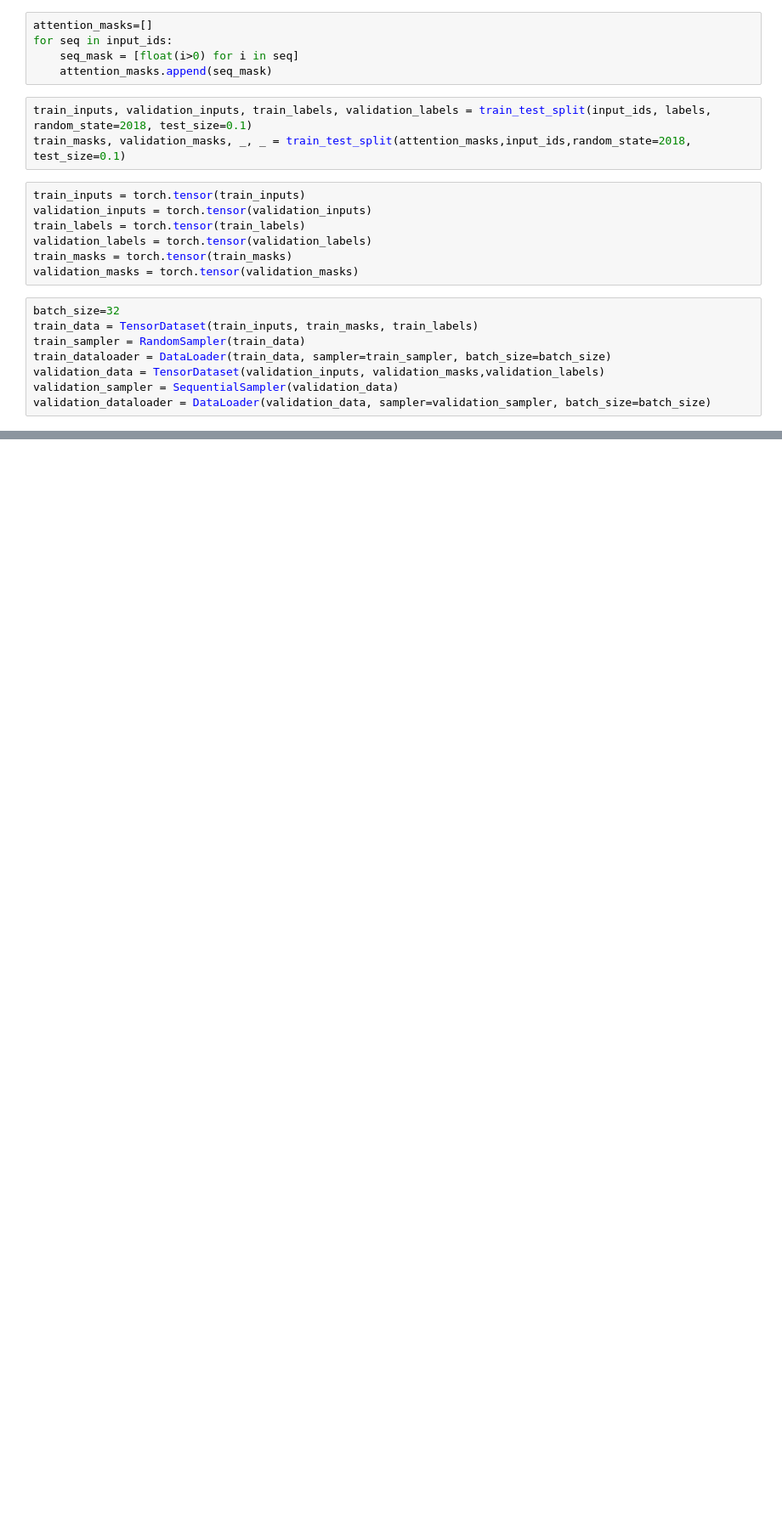
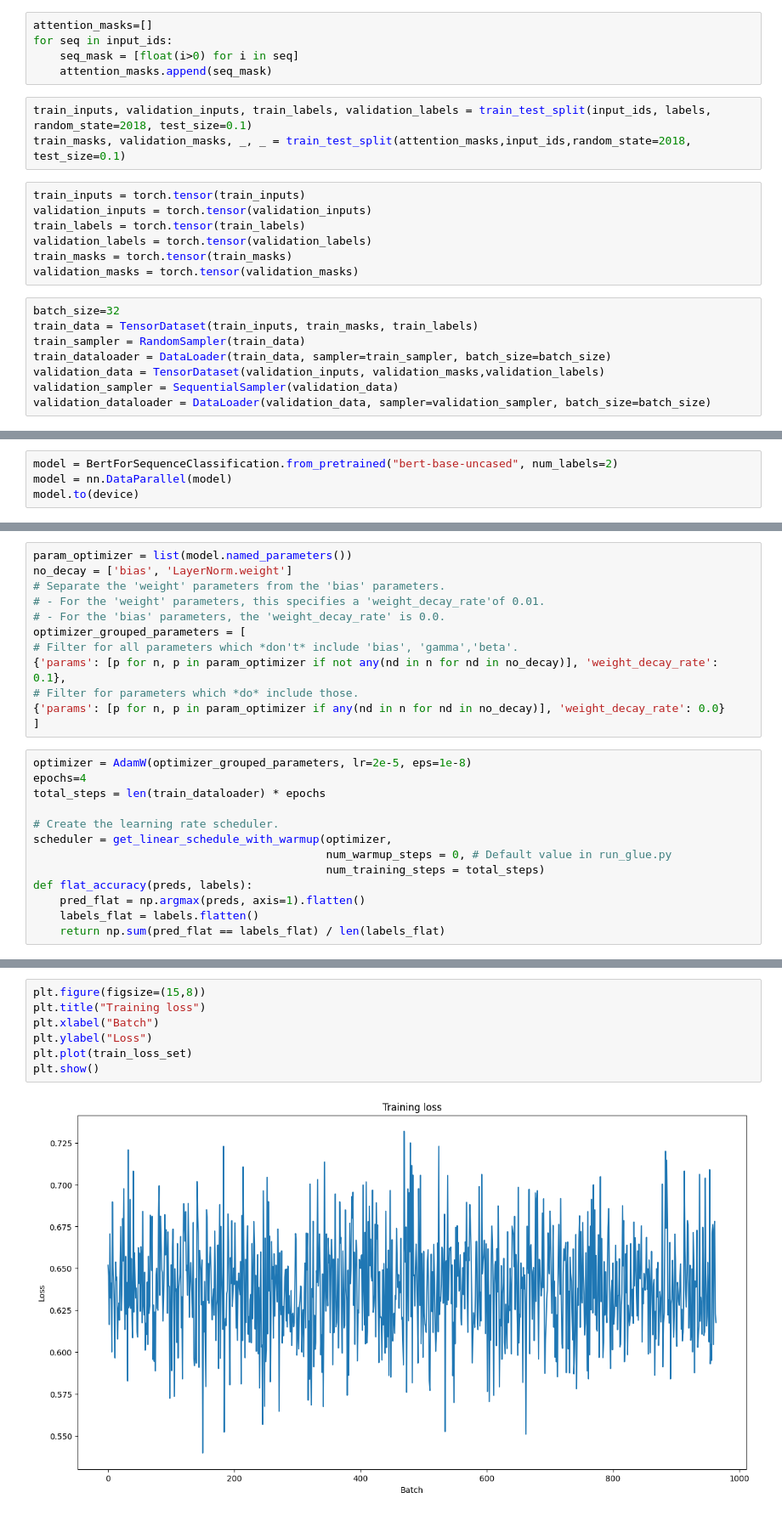
Before and after one commit to shauryat1298/LLMs_pretraining, a Jupyter notebook: Fine-tuning_BERT.ipynb, the cells around one changed output, grey strips where cells are left out. Shown: that part at 85% size. Cells and saved outputs as stored; diff of their text form; blank space fills up the shorter version.

Commit message:
bert_init

```diff
--- a/Fine-tuning_BERT.ipynb
+++ b/Fine-tuning_BERT.ipynb
@@ -102,0 +148,4 @@ configuration = BertConfig()
+# %%
+model = BertForSequenceClassification.from_pretrained("bert-base-uncased", num_labels=2)
+model = nn.DataParallel(model)
+model.to(device)
@@ -102,0 +172,25 @@ configuration = BertConfig()
+# %%
+param_optimizer = list(model.named_parameters())
+no_decay = ['bias', 'LayerNorm.weight']
+# Separate the 'weight' parameters from the 'bias' parameters.
+# - For the 'weight' parameters, this specifies a 'weight_decay_rate'of 0.01.
+# - For the 'bias' parameters, the 'weight_decay_rate' is 0.0.
+optimizer_grouped_parameters = [
+# Filter for all parameters which *don't* include 'bias', 'gamma','beta'.
+{'params': [p for n, p in param_optimizer if not any(nd in n for nd in no_decay)], 'weight_decay_rate': 0.1},
+# Filter for parameters which *do* include those.
+{'params': [p for n, p in param_optimizer if any(nd in n for nd in no_decay)], 'weight_decay_rate': 0.0}
+]
+# %%
+optimizer = AdamW(optimizer_grouped_parameters, lr=2e-5, eps=1e-8)
+epochs=4
+total_steps = len(train_dataloader) * epochs
+
+# Create the learning rate scheduler.
+scheduler = get_linear_schedule_with_warmup(optimizer,
+                                            num_warmup_steps = 0, # Default value in run_glue.py
+                                            num_training_steps = total_steps)
+def flat_accuracy(preds, labels):
+    pred_flat = np.argmax(preds, axis=1).flatten()
+    labels_flat = labels.flatten()
+    return np.sum(pred_flat == labels_flat) / len(labels_flat)
@@ -102,0 +254,9 @@ configuration = BertConfig()
+# %%
+plt.figure(figsize=(15,8))
+plt.title("Training loss")
+plt.xlabel("Batch")
+plt.ylabel("Loss")
+plt.plot(train_loss_set)
+plt.show()
+# %% [output]
+[figure, added]
```
Also changed, not shown: parts of 11 cells of this notebook.
